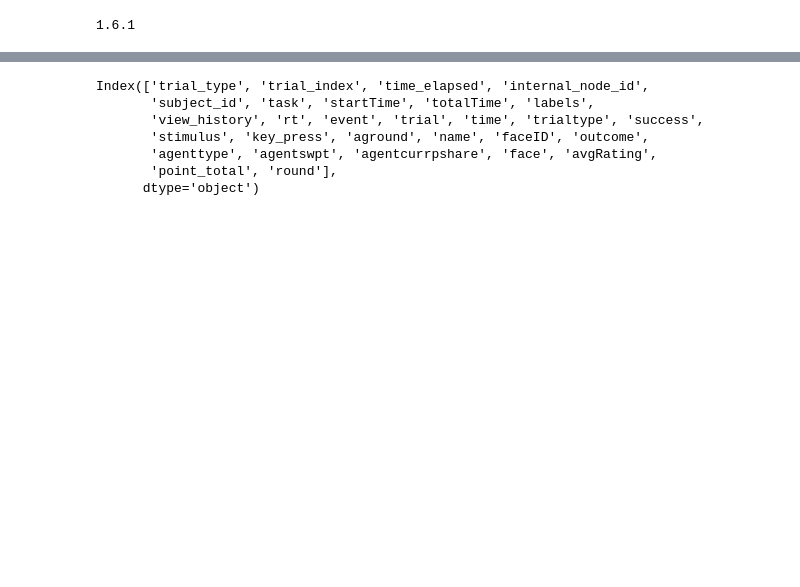
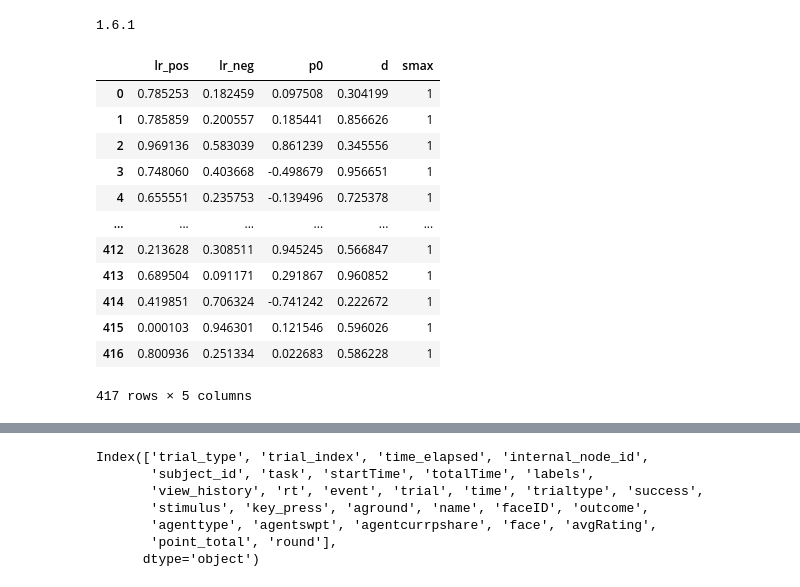
Before and after one commit to thandre6000/IPTSocialLearning, a Jupyter notebook: Modeling.ipynb, the cells around one changed output, grey strips where cells are left out. Cells and saved outputs as stored; diff of their text form; code cells hidden in the pictures; blank space fills up the shorter version.

```diff
--- a/Modeling.ipynb
+++ b/Modeling.ipynb
@@ -603,3 +605,13 @@ def sigmoid(x,a,b,c):
     y=a+b/(1+np.exp(-c*(x-50)))
 
     return y
+# %%
+def sample_params_uniform(n=100, rng=None):
+    rng = np.random.default_rng() if rng is None else rng
+    return pd.DataFrame({
+        'lr_pos': rng.uniform(0.0, 1.0, size=n),
+        'lr_neg': rng.uniform(0.0, 1.0, size=n),
+        'p0':     rng.uniform(-1.0, 1.0, size=n),
+        'd':      rng.uniform(0.0, 1.0, size=n),
+        'smax':   1,  # positive softmax scale
+    })
@@ -605,0 +675,20 @@ def sigmoid(x,a,b,c):
+# %%
+n=417
+seed=124
+rng = np.random.default_rng(seed)
+params = sample_params_uniform(n, rng=rng).reset_index(drop=True)
+params
+# %% [output]
+|  | lr_pos | lr_neg | p0 | d | smax |
+| 0 | 0.785253 | 0.182459 | 0.097508 | 0.304199 | 1 |
+| 1 | 0.785859 | 0.200557 | 0.185441 | 0.856626 | 1 |
+| 2 | 0.969136 | 0.583039 | 0.861239 | 0.345556 | 1 |
+| 3 | 0.748060 | 0.403668 | -0.498679 | 0.956651 | 1 |
+| 4 | 0.655551 | 0.235753 | -0.139496 | 0.725378 | 1 |
+| ... | ... | ... | ... | ... | ... |
+| 412 | 0.213628 | 0.308511 | 0.945245 | 0.566847 | 1 |
+| 413 | 0.689504 | 0.091171 | 0.291867 | 0.960852 | 1 |
+| 414 | 0.419851 | 0.706324 | -0.741242 | 0.222672 | 1 |
+| 415 | 0.000103 | 0.946301 | 0.121546 | 0.596026 | 1 |
+| 416 | 0.800936 | 0.251334 | 0.022683 | 0.586228 | 1 |
+417 rows × 5 columns
```
Also changed, not shown: parts of 29 cells of this notebook, 27 other files.
